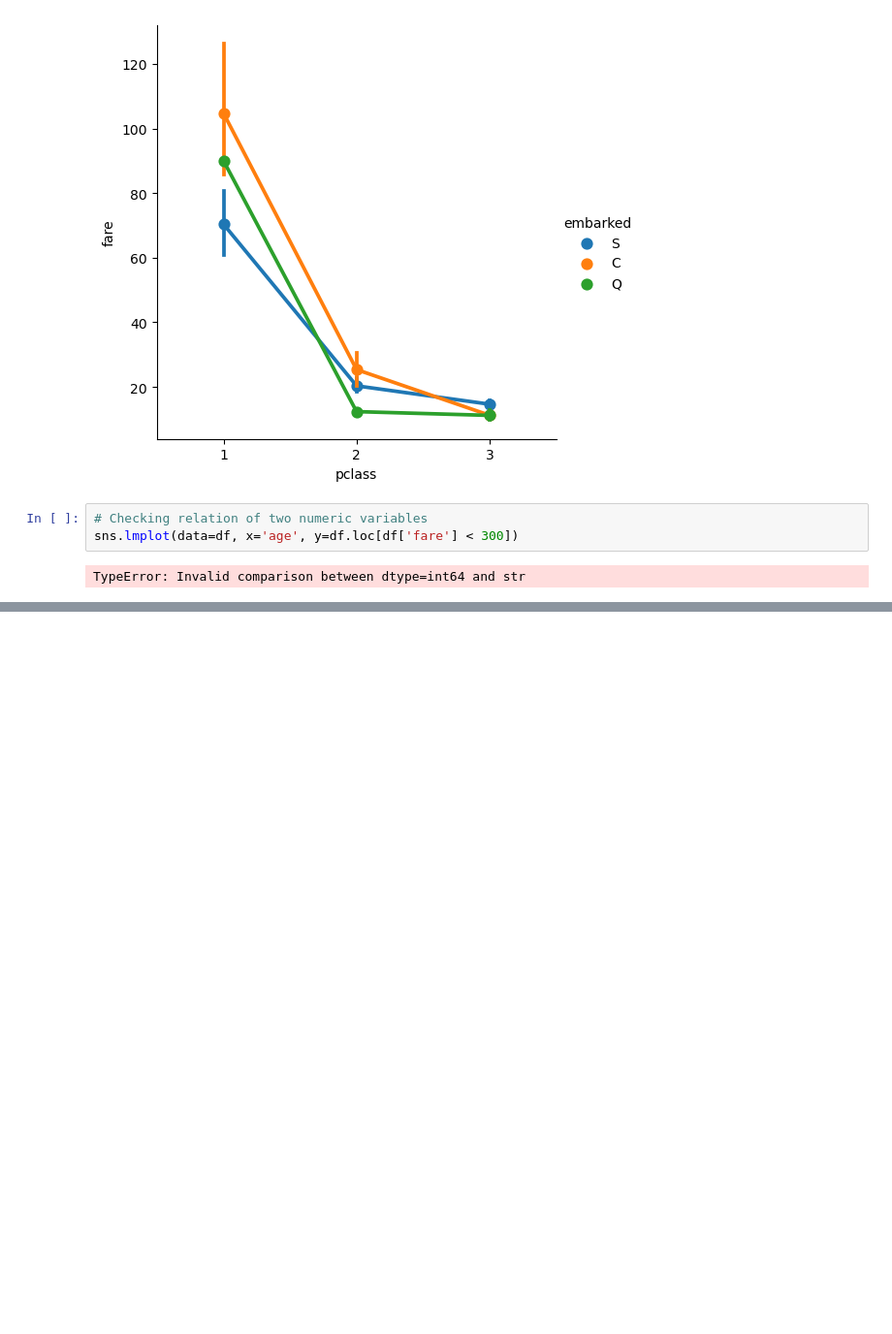
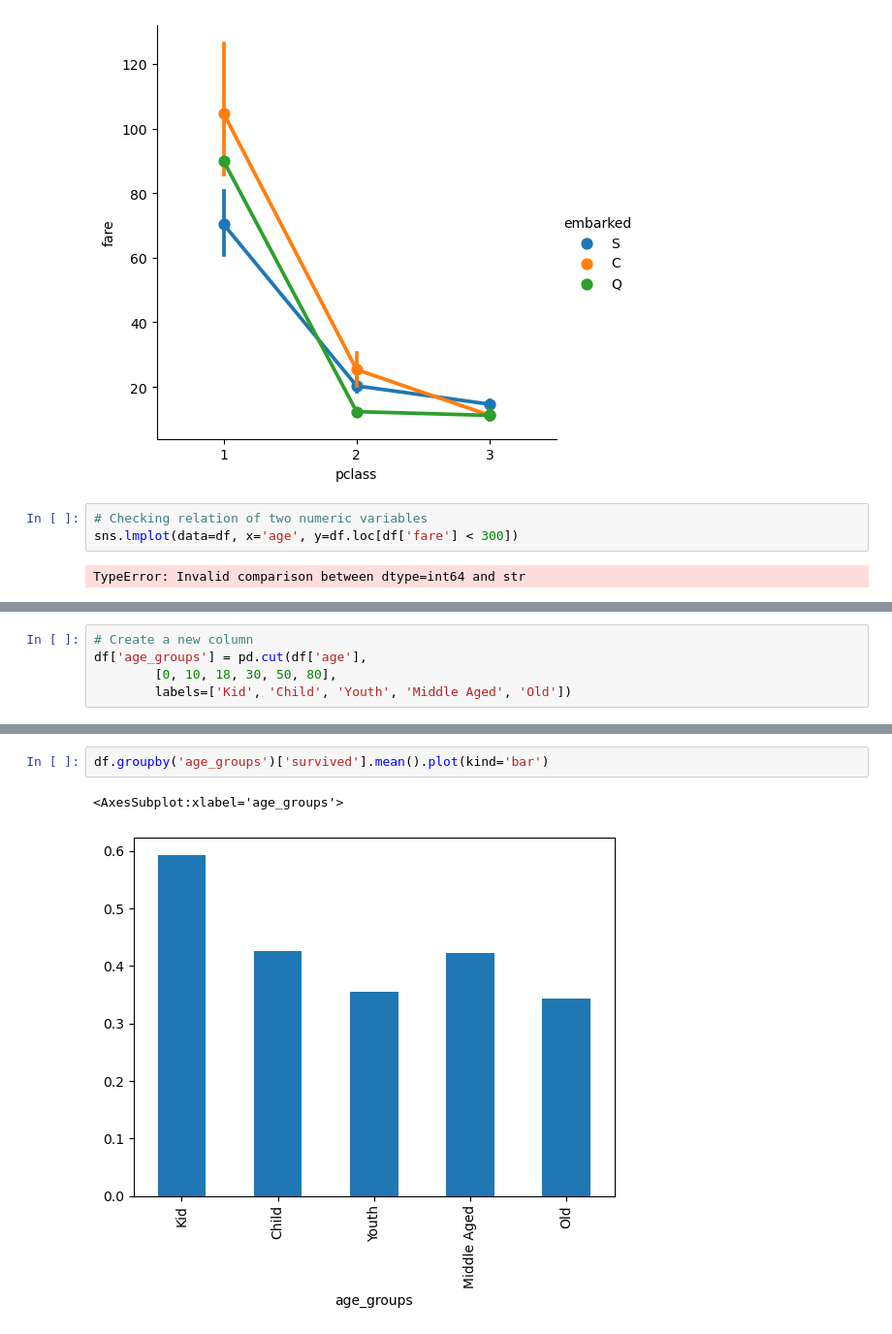
Before and after one commit to fareed23/data-science, a Jupyter notebook: day13/eda.ipynb, the cells around one changed output, grey strips where cells are left out. Shown at 97% size. Cells and saved outputs as stored; diff of their text form; blank space fills up the shorter version.

```diff
--- a/day13/eda.ipynb
+++ b/day13/eda.ipynb
@@ -261,0 +274,5 @@ TypeError: Invalid comparison between dtype=int64 and str
+# %%
+# Create a new column
+df['age_groups'] = pd.cut(df['age'],
+        [0, 10, 18, 30, 50, 80],
+        labels=['Kid', 'Child', 'Youth', 'Middle Aged', 'Old'])
@@ -261,0 +295,5 @@ TypeError: Invalid comparison between dtype=int64 and str
+# %%
+df.groupby('age_groups')['survived'].mean().plot(kind='bar')
+# %% [output]
+<AxesSubplot:xlabel='age_groups'>
+[figure, added]
```
Also changed, not shown: parts of 4 cells of this notebook.
